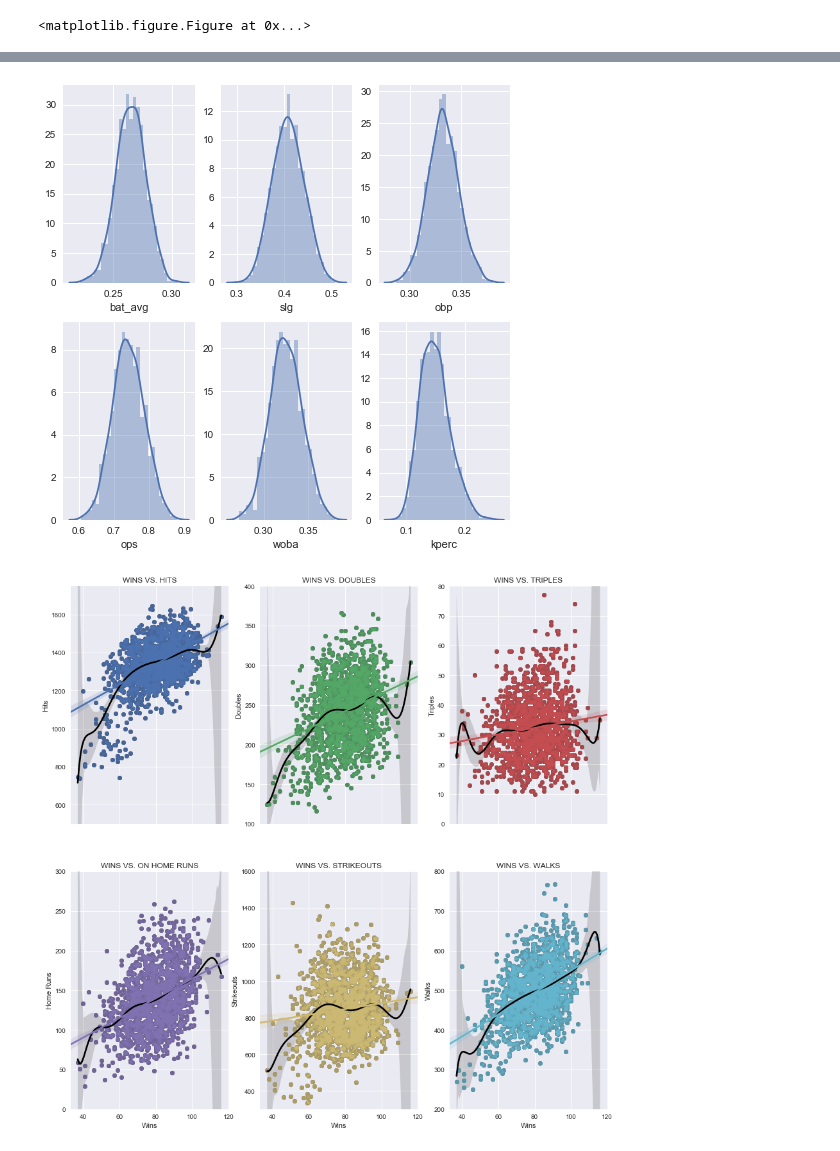
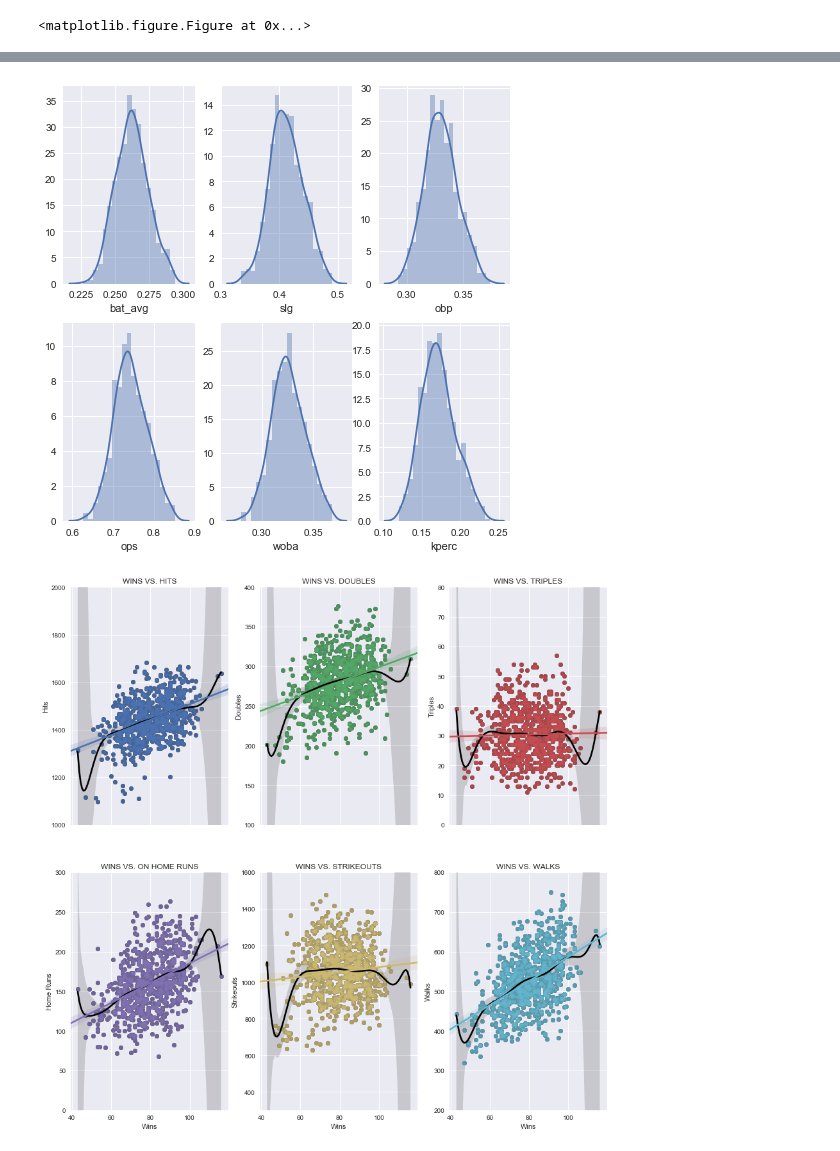
Before and after one commit to lawewers/Springboard-Capstone-MLB-W-vs.-L, a Jupyter notebook: CapstoneProject.ipynb, the cells around one changed output, grey strips where cells are left out. Saved outputs shown, nothing was run; the diff lists cells and outputs as text; code cells hidden in the pictures.

```diff
--- a/CapstoneProject.ipynb
+++ b/CapstoneProject.ipynb
@@ -24,7 +24,7 @@ field_out = pd.DataFrame.from_csv('data/fielding_outfield.csv', index_col = None
 post_field = pd.DataFrame.from_csv('data/fielding_postseason.csv', index_col = None, encoding = ('utf-8'))
 # %%
 # Only includes players that had 80 or more at bats in a season
-reg_bat = reg_bat.loc[reg_bat['ab']>=80,:]
+#reg_bat = reg_bat.loc[reg_bat['ab']>=(400),:]
 # %%
 ####### Column Labeling #######
 
@@ -103,6 +103,6 @@ t_post = post[['team_id_winner', 'year', 'wins', 'losses']]
 t_post.columns = ['team_id', 'year', 'w', 'l']
 # %%
 team_rb = pd.merge(team_reg_bat, t_reg, how='left', left_on=['team_id', 'year'], right_on=['team_id', 'year'])
-team_rb = team_rb.loc[team_rb['year'] >= 1961, :]
+team_rb = team_rb.loc[team_rb['year'] >= 1990, :]
 # %%
 team_pb = pd.merge(team_post_bat, t_post, how='left', left_on=['team_id', 'year'], right_on=['team_id', 'year'])
@@ -175,3 +175,13 @@ team_rb['kperc'] = tr_bso / (tr_ab + tr_bb + tr_hbp + tr_sf + tr_sh)
 tr_kperc = team_rb['kperc']
 team_pb['kperc'] = tp_bso / (tp_ab + tp_bb + tp_hbp + tp_sf + tp_sh)
 tp_kperc = team_pb['kperc']
+# %%
+# Delete Outliers in Stats
+team_rb_h = team_rb.loc[((team_rb.h >= np.mean(tr_h)-3*np.std(tr_h)) & (team_rb.h <= np.mean(tr_h)+3*np.std(tr_h))), :]
+team_rb_d = team_rb.loc[((team_rb.double >= np.mean(tr_dou)-3*np.std(tr_dou)) & (team_rb.double <= np.mean(tr_dou)+3*np.std(tr_dou))), :]
+team_rb_t = team_rb.loc[((team_rb.triple >= np.mean(tr_tri)-3*np.std(tr_tri)) & (team_rb.triple <= np.mean(tr_tri)+3*np.std(tr_tri))), :]
+team_rb_hr = team_rb.loc[((team_rb.hr >= np.mean(tr_hr)-3*np.std(tr_hr)) & (team_rb.hr <= np.mean(tr_hr)+3*np.std(tr_hr))), :]
+team_rb_so = team_rb.loc[((team_rb.so >= np.mean(tr_bso)-3*np.std(tr_bso)) & (team_rb.so <= np.mean(tr_bso)+3*np.std(tr_bso))), :]
+team_rb_bb = team_rb.loc[((team_rb.bb >= np.mean(tr_bb)-3*np.std(tr_bb)) & (team_rb.bb <= np.mean(tr_bb)+3*np.std(tr_bb))), :]
+team_rb_h = team_rb.loc[((team_rb.h >= np.mean(tr_h)-3*np.std(tr_h)) & (team_rb.h <= np.mean(tr_h)+3*np.std(tr_h))), :]
+team_rb_hr.loc[team_rb_hr.hr == 32]
@@ -198,75 +219,75 @@ None
 
 fig, ax = plt.subplots(2,3,figsize=(8,8))
 
-sns.distplot(tr_avg, ax=ax[0,0])
-sns.distplot(tr_slg, ax=ax[0,1])
-sns.distplot(tr_obp, ax=ax[0,2])
-sns.distplot(tr_ops, ax=ax[1,0])
-sns.distplot(tr_woba, ax=ax[1,1])
-sns.distplot(tr_kperc, ax=ax[1,2])
+sns.distplot(team_rb_avg.bat_avg, ax=ax[0,0])
+sns.distplot(team_rb_slg.slg, ax=ax[0,1])
+sns.distplot(team_rb_obp.obp, ax=ax[0,2])
+sns.distplot(team_rb_ops.ops, ax=ax[1,0])
+sns.distplot(team_rb_woba.woba, ax=ax[1,1])
+sns.distplot(team_rb_kperc.kperc, ax=ax[1,2])
 None
 # %% [output]
-[figure, old version]
+[figure, new version]
 # %%
 ####### REGULAR SEASON STATS TO WINS #######
 
 fig, ax = plt.subplots(2,3,figsize=(15,15), sharex = True)
 
 # Hits Scatter
-sns.regplot(x='w', y='h', data=team_rb, ax=ax[0,0], order=10, truncate=True, color='black')
-sns.regplot(x='w', y='h', data=team_rb, ax=ax[0,0])
+sns.regplot(x='w', y='h', data=team_rb_h, ax=ax[0,0], order=10, truncate=True, color='black')
+sns.regplot(x='w', y='h', data=team_rb_h, ax=ax[0,0])
 ax[0,0].set_title('WINS VS. HITS')
 ax[0,0].set_ylabel('Hits')
 ax[0,0].set_xlabel('')
-ax[0,0].set_ylim([500,1750])
-h_slope, h_intercept, h_r_value, h_p_value, h_slope_std_error = scipy.stats.linregress(team_rb.w, team_rb.h)
+ax[0,0].set_ylim([1000,2000])
+h_slope, h_intercept, h_r_value, h_p_value, h_slope_std_error = scipy.stats.linregress(team_rb_h.w, team_rb_h.h)
 
 # Doubles Scatter
-sns.regplot(x='w', y='double', data=team_rb, ax=ax[0,1], order=10, truncate=True, color='black')
-sns.regplot(x='w', y='double', data=team_rb, ax=ax[0,1])
+sns.regplot(x='w', y='double', data=team_rb_d, ax=ax[0,1], order=10, truncate=True, color='black')
+sns.regplot(x='w', y='double', data=team_rb_d, ax=ax[0,1])
 ax[0,1].set_title('WINS VS. DOUBLES')
 ax[0,1].set_ylabel('Doubles')
 ax[0,1].set_xlabel('')
 ax[0,1].set_ylim([100,400])
-d_slope, d_intercept, d_r_value, d_p_value, d_slope_std_error = scipy.stats.linregress(team_rb.w, team_rb.double)
+d_slope, d_intercept, d_r_value, d_p_value, d_slope_std_error = scipy.stats.linregress(team_rb_d.w, team_rb_d.double)
 
 # Triples Scatter
-sns.regplot(x='w', y='triple', data=team_rb, ax=ax[0,2], order=10, truncate=True, color='black')
-sns.regplot(x='w', y='triple', data=team_rb, ax=ax[0,2])
+sns.regplot(x='w', y='triple', data=team_rb_t, ax=ax[0,2], order=10, truncate=True, color='black')
+sns.regplot(x='w', y='triple', data=team_rb_t, ax=ax[0,2])
 ax[0,2].set_title('WINS VS. TRIPLES')
 ax[0,2].set_ylabel('Triples')
 ax[0,2].set_xlabel('')
 ax[0,2].set_ylim([0,80])
-t_slope, t_intercept, t_r_value, t_p_value, t_slope_std_error = scipy.stats.linregress(team_rb.w, team_rb.triple)
+t_slope, t_intercept, t_r_value, t_p_value, t_slope_std_error = scipy.stats.linregress(team_rb_t.w, team_rb_t.triple)
 
 # Home Runs Scatter
-sns.regplot(x='w', y='hr', data=team_rb, ax=ax[1,0], order=10, truncate=True, color='black')
-sns.regplot(x='w', y='hr', data=team_rb, ax=ax[1,0])
+sns.regplot(x='w', y='hr', data=team_rb_hr, ax=ax[1,0], order=10, truncate=True, color='black')
+sns.regplot(x='w', y='hr', data=team_rb_hr, ax=ax[1,0])
 ax[1,0].set_title('WINS VS. ON HOME RUNS')
 ax[1,0].set_ylabel('Home Runs')
 ax[1,0].set_xlabel('Wins')
 ax[1,0].set_ylim([0,300])
-hr_slope, hr_intercept, hr_r_value, hr_p_value, hr_slope_std_error = scipy.stats.linregress(team_rb.w, team_rb.hr)
+hr_slope, hr_intercept, hr_r_value, hr_p_value, hr_slope_std_error = scipy.stats.linregress(team_rb_hr.w, team_rb_hr.hr)
 
 # Strikeouts Scatter
-sns.regplot(x='w', y='so', data=team_rb, ax=ax[1,1], order=10, truncate=True, color='black')
-sns.regplot(x='w', y='so', data=team_rb, ax=ax[1,1])
+sns.regplot(x='w', y='so', data=team_rb_so, ax=ax[1,1], order=10, truncate=True, color='black')
+sns.regplot(x='w', y='so', data=team_rb_so, ax=ax[1,1])
 ax[1,1].set_title('WINS VS. STRIKEOUTS')
 ax[1,1].set_ylabel('Strikeouts')
 ax[1,1].set_xlabel('Wins')
 ax[1,1].set_ylim([300,1600])
-so_slope, so_intercept, so_r_value, so_p_value, so_slope_std_error = scipy.stats.linregress(team_rb.w, team_rb.so)
+so_slope, so_intercept, so_r_value, so_p_value, so_slope_std_error = scipy.stats.linregress(team_rb_so.w, team_rb_so.so)
 
 # Walks Scatter
-sns.regplot(x='w', y='bb', data=team_rb, ax=ax[1,2], order=10, truncate=True, color='black')
-sns.regplot(x='w', y='bb', data=team_rb, ax=ax[1,2])
+sns.regplot(x='w', y='bb', data=team_rb_bb, ax=ax[1,2], order=10, truncate=True, color='black')
+sns.regplot(x='w', y='bb', data=team_rb_bb, ax=ax[1,2])
 ax[1,2].set_title('WINS VS. WALKS')
 ax[1,2].set_ylabel('Walks')
 ax[1,2].set_xlabel('Wins')
 ax[1,2].set_ylim([200,800])
-bb_slope, bb_intercept, bb_r_value, bb_p_value, bb_slope_std_error = scipy.stats.linregress(team_rb.w, team_rb.bb)
+bb_slope, bb_intercept, bb_r_value, bb_p_value, bb_slope_std_error = scipy.stats.linregress(team_rb_bb.w, team_rb_bb.bb)
 # %% [output]
-[figure, old version]
+[figure, new version]
 # %%
 print('HITS REGRESSION')
 print('Slope:', h_slope)
```
Also changed, not shown: parts of 14 cells of this notebook.
